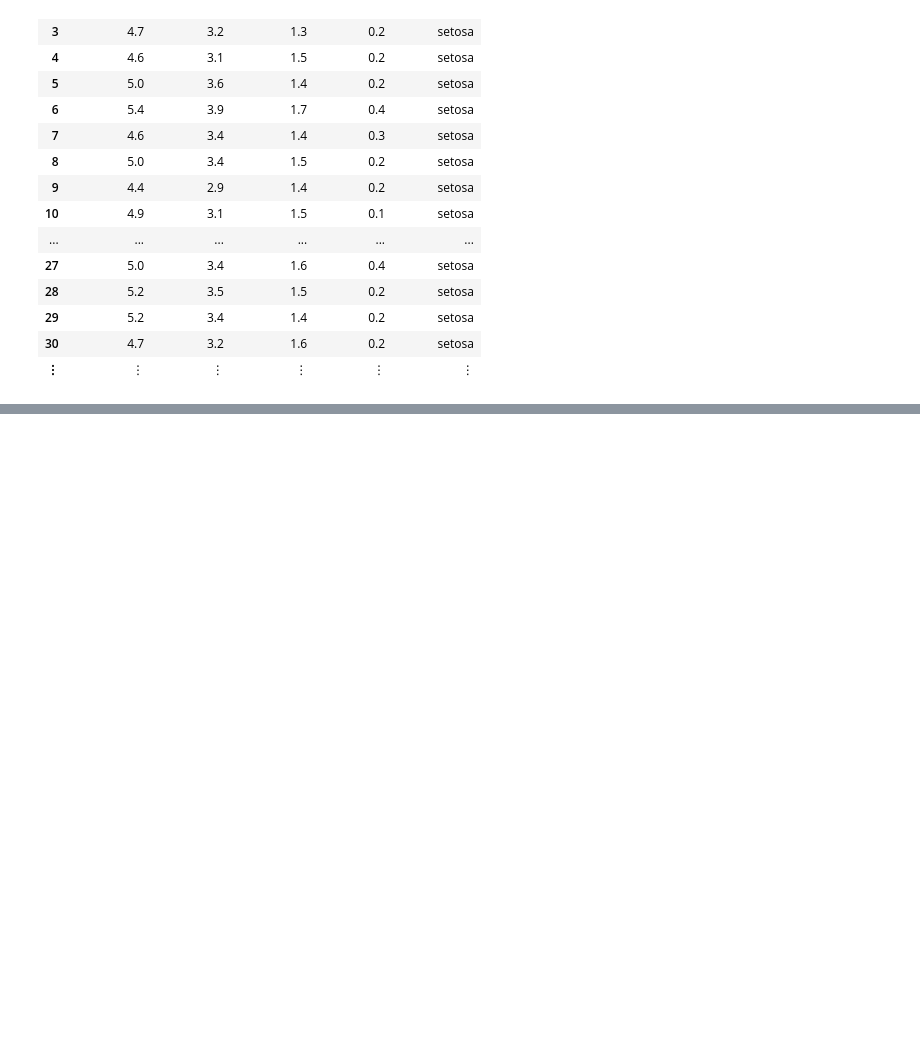
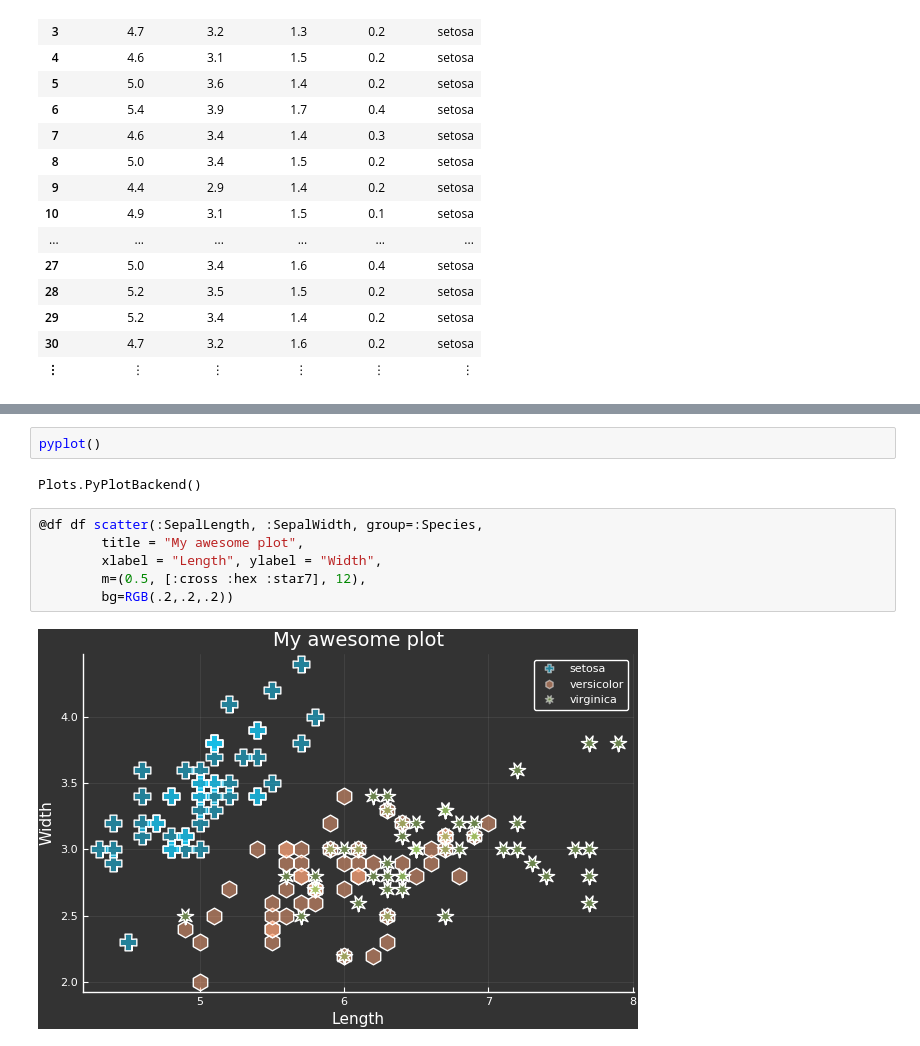
Before and after one commit to marcosfede/julia_talk, a Jupyter notebook: talk.ipynb, the cells around one changed output, grey strips where cells are left out. Cells and saved outputs as stored; diff of their text form; blank space fills up the shorter version.

Commit message:
dataframes and plots

```diff
--- a/talk.ipynb
+++ b/talk.ipynb
@@ -718,0 +735,12 @@ df[df[:Species] .== "setosa", :]
+# %%
+pyplot()
+# %% [output]
+Plots.PyPlotBackend()
+# %%
+@df df scatter(:SepalLength, :SepalWidth, group=:Species,
+        title = "My awesome plot",
+        xlabel = "Length", ylabel = "Width",
+        m=(0.5, [:cross :hex :star7], 12),
+        bg=RGB(.2,.2,.2))
+# %% [output]
+[figure, added]
```
Also changed, not shown: parts of 40 cells of this notebook, 5 other files.
